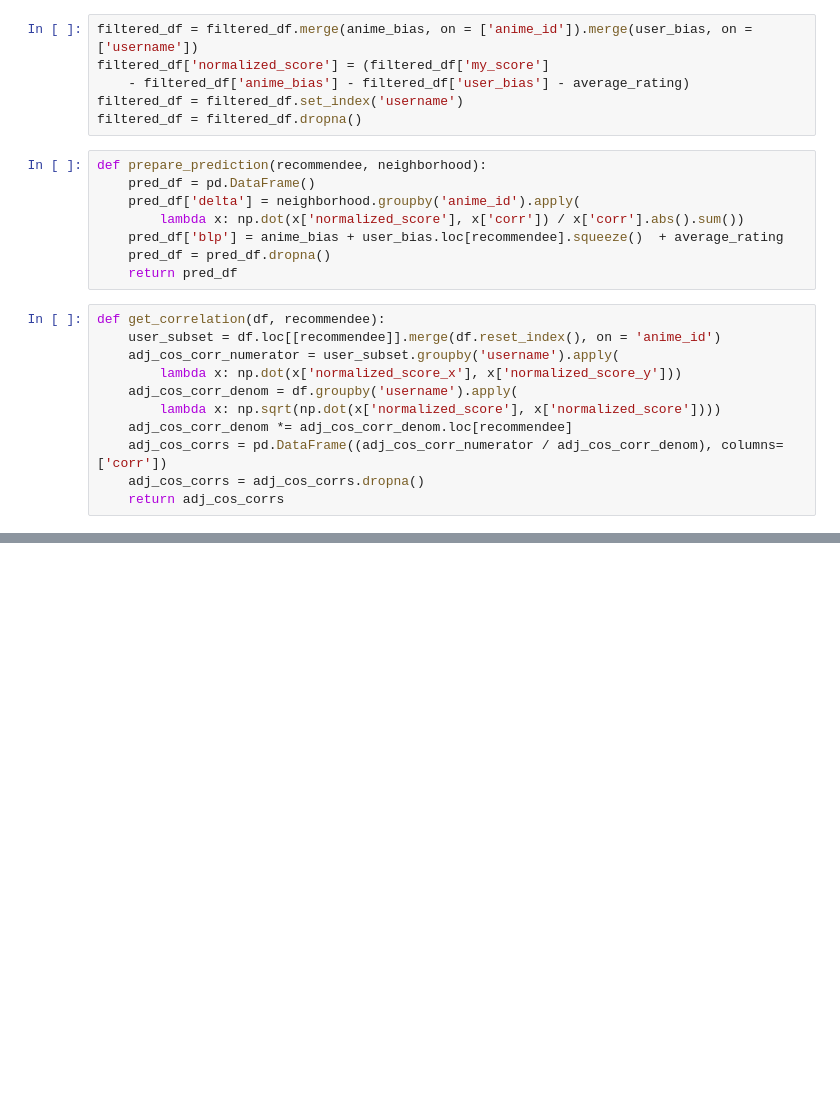
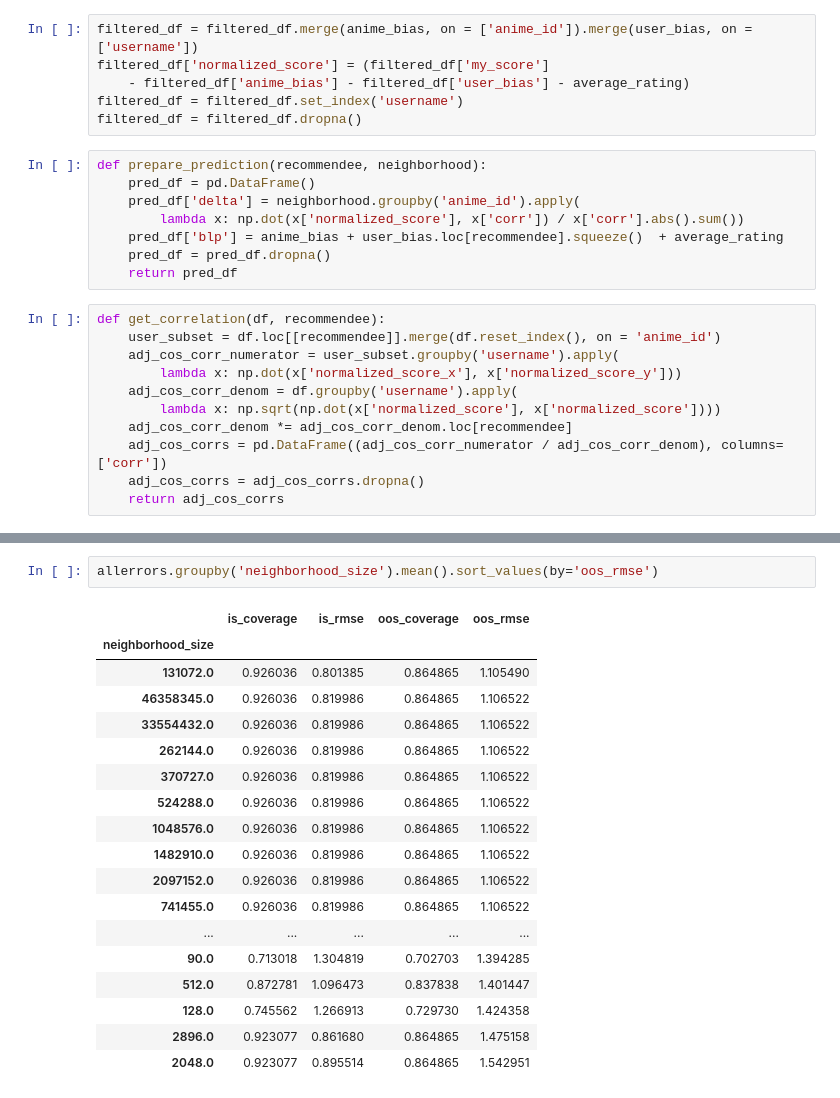
Before and after one commit to Fro116/RecommenderSystem, a Jupyter notebook: UserUserCrossValidation.ipynb, the cells around one changed output, grey strips where cells are left out. Drawn from its saved outputs; the diff is of its cells as text; blank space fills up the shorter version.

```diff
--- a/UserUserCrossValidation.ipynb
+++ b/UserUserCrossValidation.ipynb
@@ -148,0 +163,21 @@ Wall time: 6min 20s
+# %%
+allerrors.groupby('neighborhood_size').mean().sort_values(by='oos_rmse')
+# %% [output]
+|  | is_coverage | is_rmse | oos_coverage | oos_rmse |
+| neighborhood_size |  |  |  |  |
+| 131072.0 | 0.926036 | 0.801385 | 0.864865 | 1.105490 |
+| 46358345.0 | 0.926036 | 0.819986 | 0.864865 | 1.106522 |
+| 33554432.0 | 0.926036 | 0.819986 | 0.864865 | 1.106522 |
+| 262144.0 | 0.926036 | 0.819986 | 0.864865 | 1.106522 |
+| 370727.0 | 0.926036 | 0.819986 | 0.864865 | 1.106522 |
+| 524288.0 | 0.926036 | 0.819986 | 0.864865 | 1.106522 |
+| 1048576.0 | 0.926036 | 0.819986 | 0.864865 | 1.106522 |
+| 1482910.0 | 0.926036 | 0.819986 | 0.864865 | 1.106522 |
+| 2097152.0 | 0.926036 | 0.819986 | 0.864865 | 1.106522 |
+| 741455.0 | 0.926036 | 0.819986 | 0.864865 | 1.106522 |
+| ... | ... | ... | ... | ... |
+| 90.0 | 0.713018 | 1.304819 | 0.702703 | 1.394285 |
+| 512.0 | 0.872781 | 1.096473 | 0.837838 | 1.401447 |
+| 128.0 | 0.745562 | 1.266913 | 0.729730 | 1.424358 |
+| 2896.0 | 0.923077 | 0.861680 | 0.864865 | 1.475158 |
+| 2048.0 | 0.923077 | 0.895514 | 0.864865 | 1.542951 |
```
Also changed, not shown: parts of 8 cells of this notebook.
